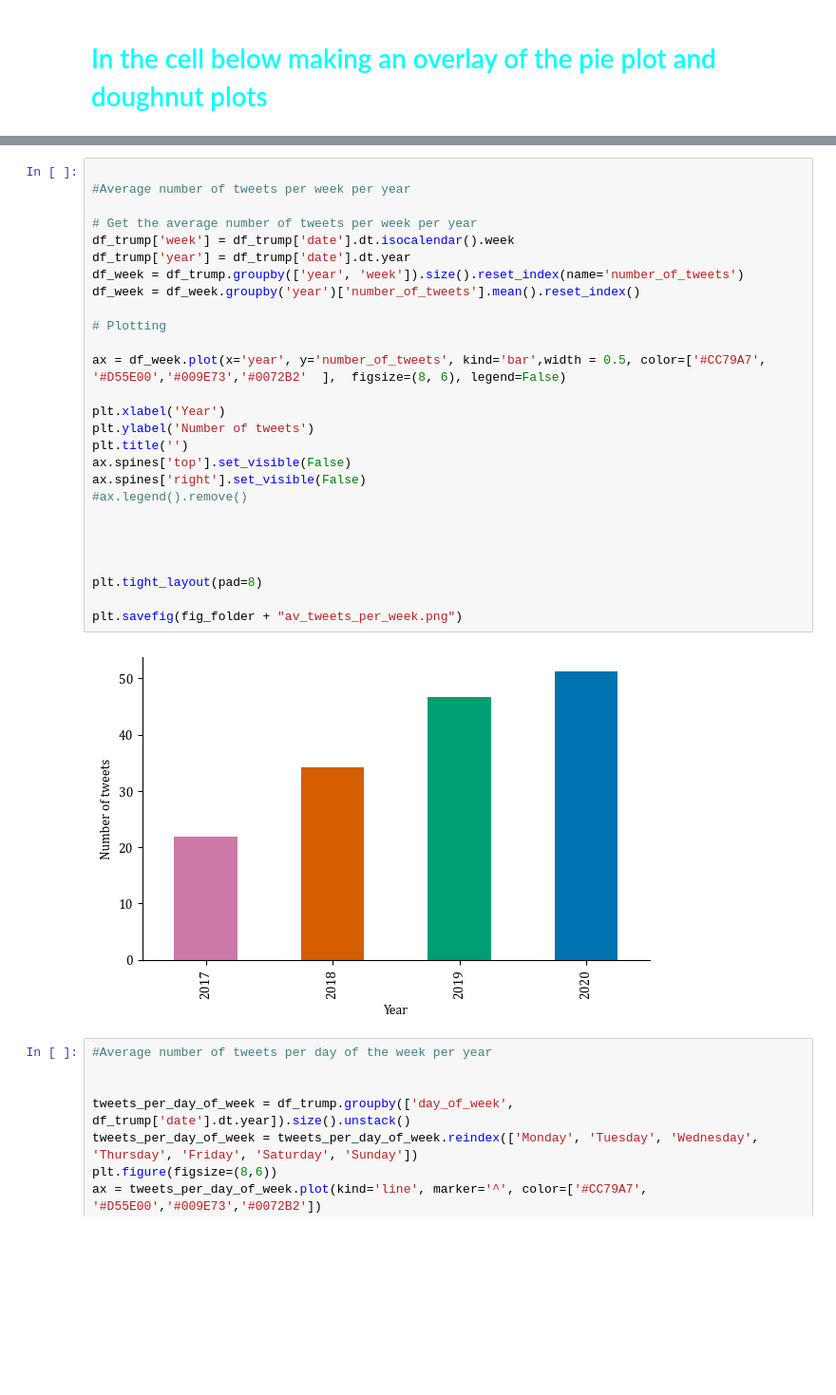
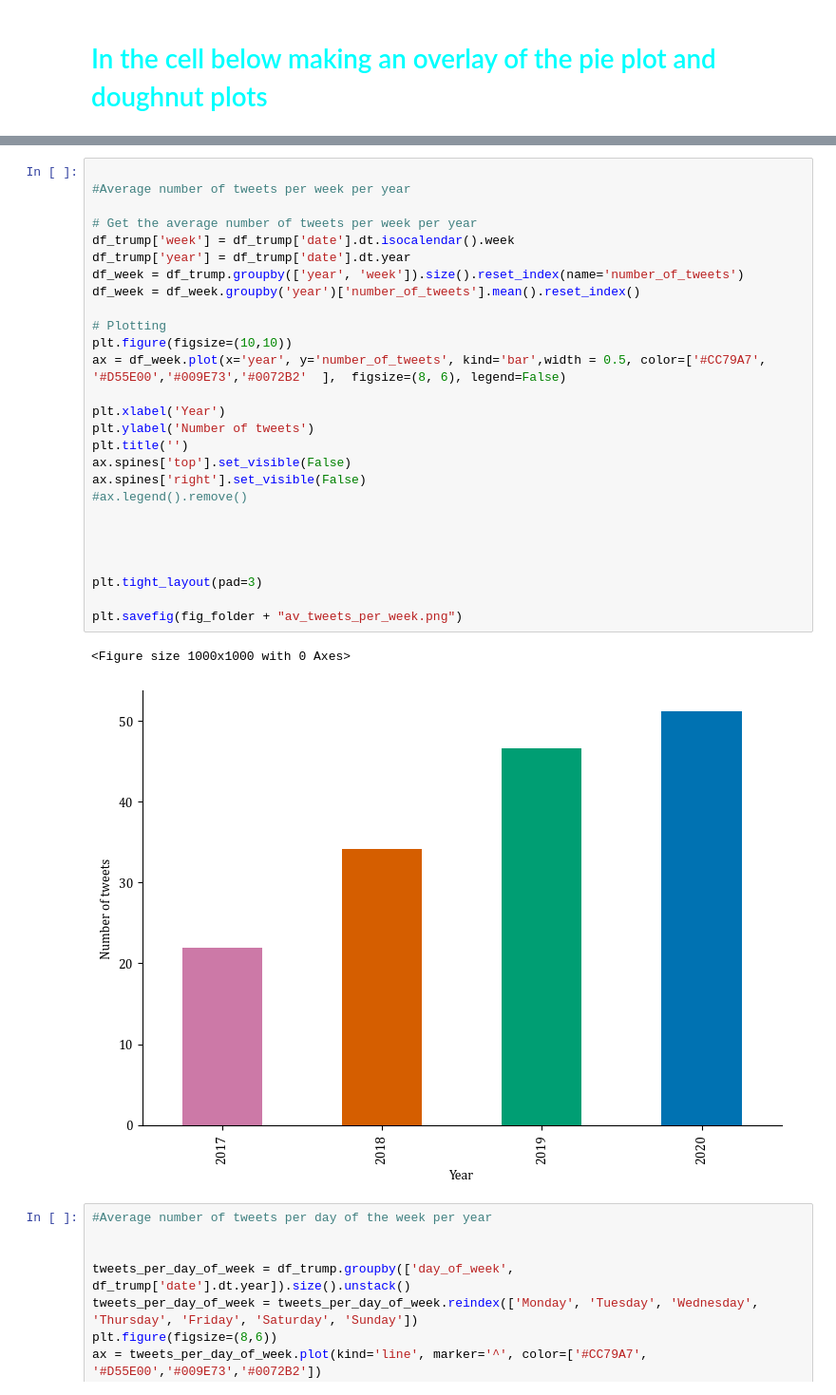
Before and after one commit to Htbibalan/PYTHON_COURSE_2024, a Jupyter notebook: notebooks/hel8048_project.ipynb, the cells around one changed output, grey strips where cells are left out. Shown at 95% size. Saved outputs shown, nothing was run; the diff lists cells and outputs as text; blank space fills up the shorter version.

```diff
--- a/notebooks/hel8048_project.ipynb
+++ b/notebooks/hel8048_project.ipynb
@@ -143,32 +143,33 @@ plt.show()
 # %%
 
 #Average number of tweets per week per year
 
 # Get the average number of tweets per week per year
 df_trump['week'] = df_trump['date'].dt.isocalendar().week
 df_trump['year'] = df_trump['date'].dt.year
 df_week = df_trump.groupby(['year', 'week']).size().reset_index(name='number_of_tweets')
 df_week = df_week.groupby('year')['number_of_tweets'].mean().reset_index()
 
 # Plotting
-
+plt.figure(figsize=(10,10))
 ax = df_week.plot(x='year', y='number_of_tweets', kind='bar',width = 0.5, color=['#CC79A7', '#D55E00','#009E73','#0072B2'  ],  figsize=(8, 6), legend=False)
 
 plt.xlabel('Year')
 plt.ylabel('Number of tweets')
 plt.title('')
 ax.spines['top'].set_visible(False)
 ax.spines['right'].set_visible(False)
 #ax.legend().remove()
 
 
 
 
-plt.tight_layout(pad=8)
+plt.tight_layout(pad=3)
 
 plt.savefig(fig_folder + "av_tweets_per_week.png")
 # %% [output]
+<Figure size 1000x1000 with 0 Axes>
-[figure, old version]
+[figure, new version]
 # %%
 #Average number of tweets per day of the week per year
 
```
Also changed, not shown: parts of 6 cells of this notebook, 9 other files.
